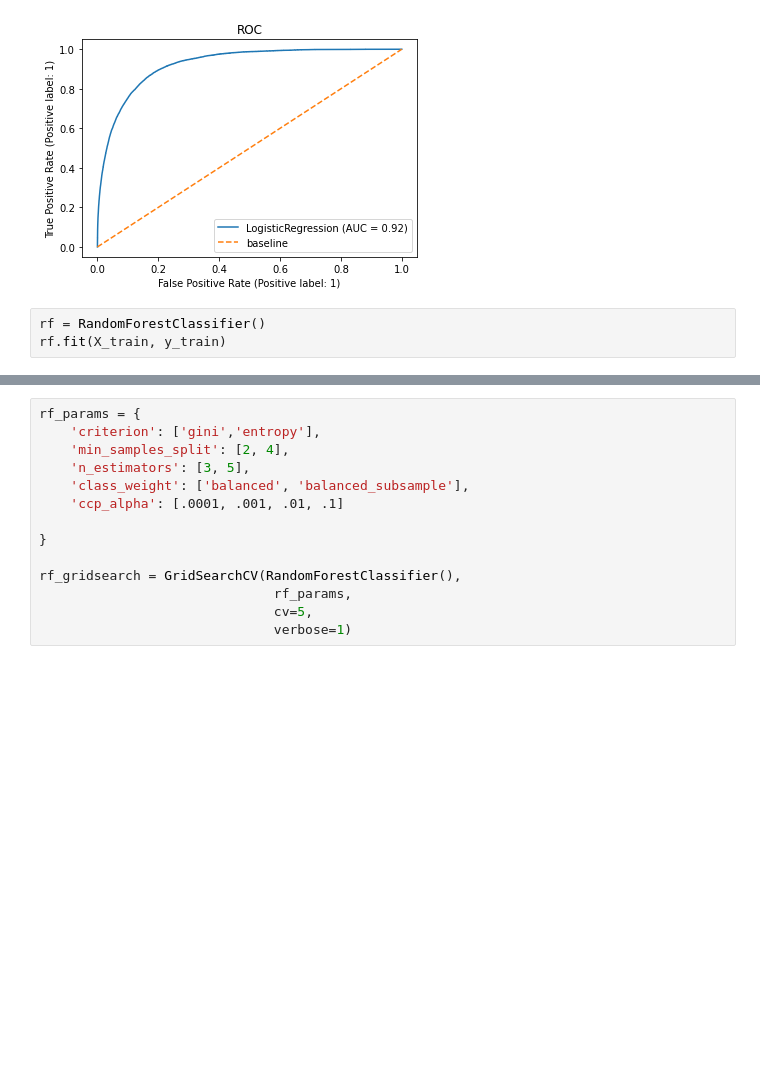
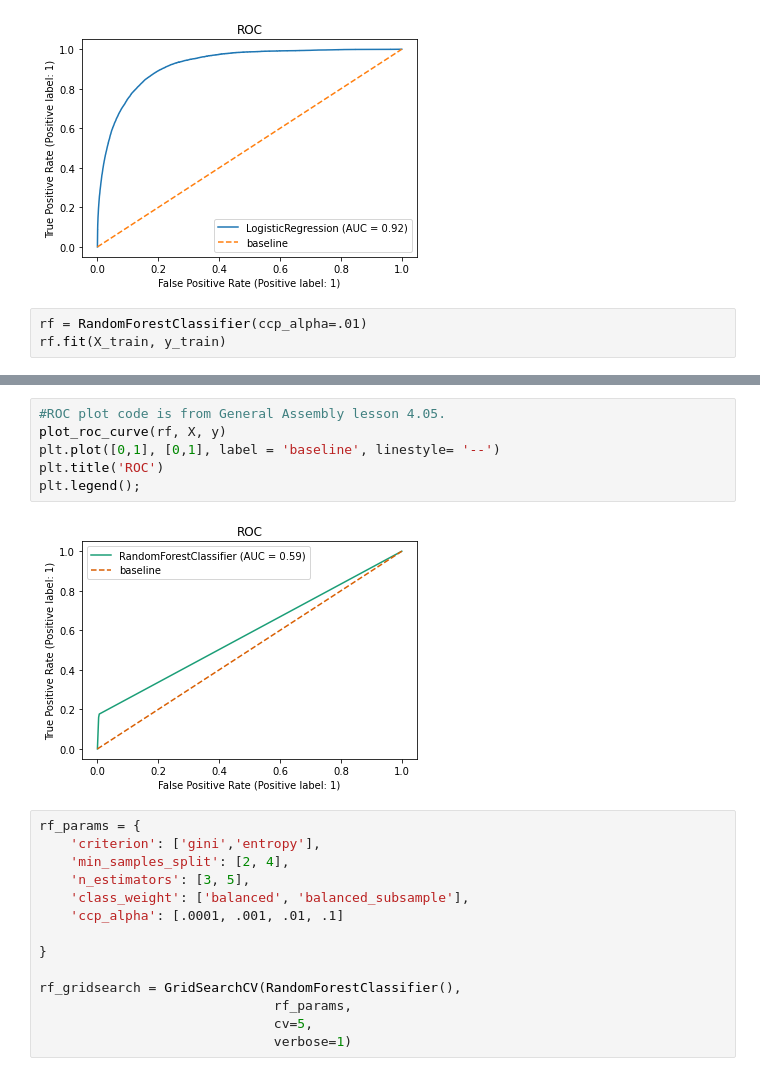
Before and after one commit to tjohn07/us_census_income, a Jupyter notebook: code/2_modeling.ipynb, the cells around one changed output, grey strips where cells are left out. Cells and saved outputs as stored; diff of their text form; blank space fills up the shorter version.

```diff
--- a/code/2_modeling.ipynb
+++ b/code/2_modeling.ipynb
@@ -148,6 +167,6 @@ plt.legend();
 # %% [output]
 [figure]
 # %%
-rf = RandomForestClassifier()
+rf = RandomForestClassifier(ccp_alpha=.01)
 rf.fit(X_train, y_train)
 # %% [output]
@@ -166,3 +187,11 @@ model_metrics(rf)
+# %%
+#ROC plot code is from General Assembly lesson 4.05.
+plot_roc_curve(rf, X, y)
+plt.plot([0,1], [0,1], label = 'baseline', linestyle= '--')
+plt.title('ROC')
+plt.legend();
+# %% [output]
+[figure, added]
 # %%
 rf_params = {
     'criterion': ['gini','entropy'],
```
Also changed, not shown: parts of 23 cells of this notebook, 1 other file.
